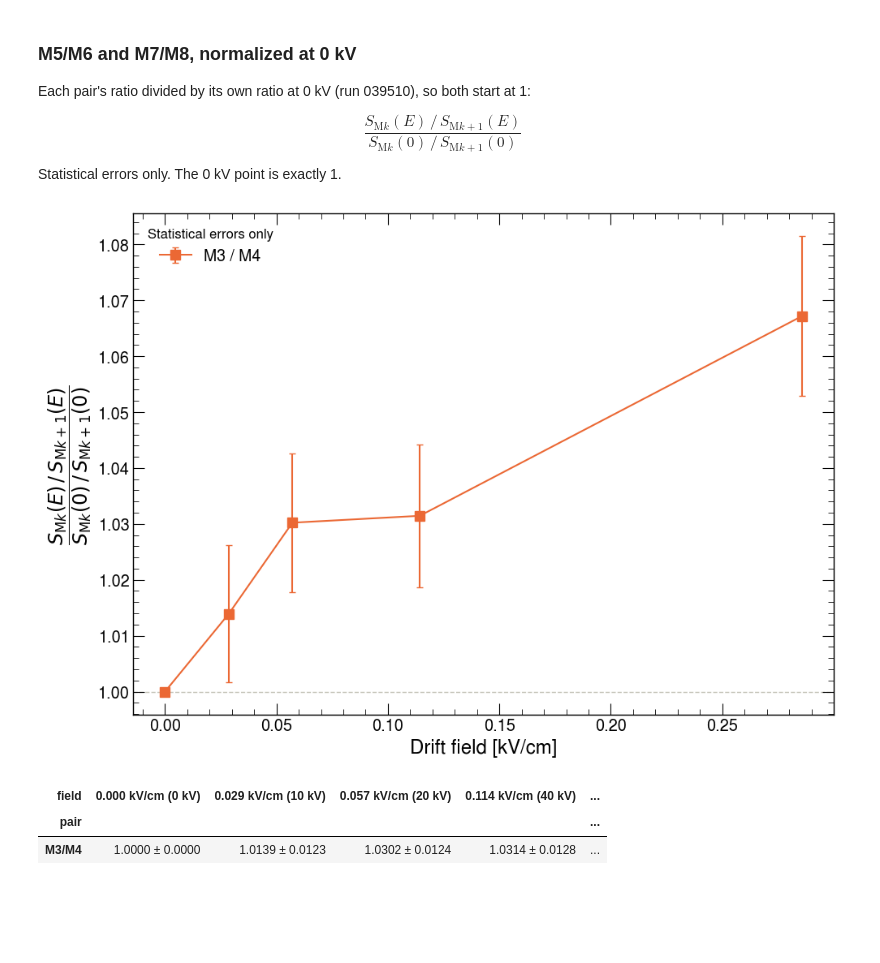
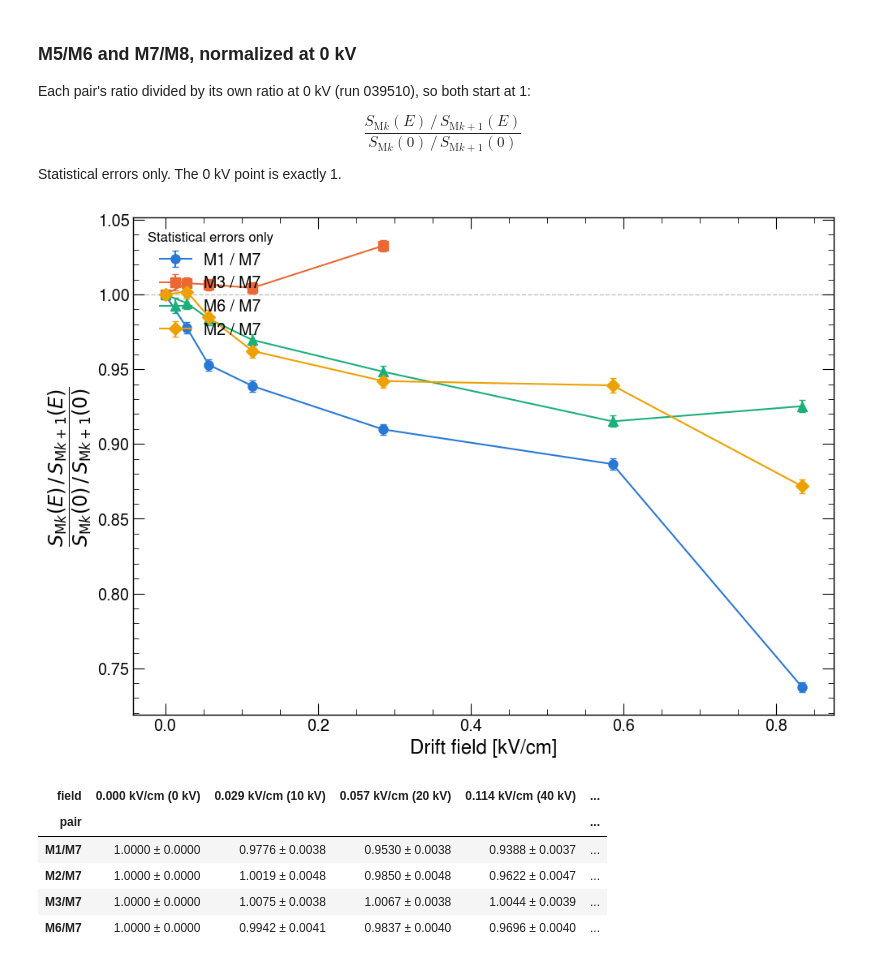
Before and after one commit to lperes-ufrj/pds_analysis, a Jupyter notebook: analysis/relative_ly.ipynb, the cells around one changed output. Saved outputs shown, nothing was run; the diff lists cells and outputs as text; code cells hidden in the pictures; blank space fills up the shorter version.

```diff
--- a/analysis/relative_ly.ipynb
+++ b/analysis/relative_ly.ipynb
@@ -78,7 +80,7 @@ run_to_efield = {
 # Sample and settings
 # ============================================================
 
-SAMPLE = "coinc_M1-M2_vs_M7-M8_save_M3-M4_a0_rnone_noise500_post2000_full12000"
+SAMPLE = "no_coinc_save_all_rnone_noise500_post2000_full10000"
 
 path_waveforms = paths.COINC_DIR / SAMPLE
 
@@ -213,14 +228,19 @@ plt.show()
 
 As in `plot_fprompt.ipynb`: the chosen channels on one plot, line style by channel.
 # %%
-selected_channels = [2050, 2051]
+selected_channels = [
+    1010, 1011, 1020, 1021, 1030, 1031, 1040, 1041,
+    1050, 1051, 1060, 1061, 1070, 1071, 1080, 1081,
+    2010, 2011, 2020, 2021, 2030, 2031, 2040, 2041,
+    2050, 2051, 2060, 2061, 2070, 2071, 2080, 2081
+]
 linestyles = ["-", "--", ":", "-."]   # one per channel, so at most 4 channels
 
 keys = [(channel, run) for channel in selected_channels for run in runs
         if (channel, run) in integrals]
 bins = common_bins(keys)
 
-fig, ax = plt.subplots(figsize=(10, 8), dpi=100)
+fig, ax = plt.subplots(figsize=(10, 8), dpi=150)
 handles, labels = [], []
 for channel, linestyle in zip(selected_channels, linestyles):
     for run in runs:
@@ -258,9 +278,15 @@ field, as `fit_LY_wo_template.py` averages channels. Module M$k$ is channels 20$
 REFERENCE_RUN = 39510   # 0 kV
 
 # XA pairs: module Mk -> channels 20k0 and 20k1 (pds/modules.py)
+from itertools import combinations
+
 pairs = {
-    f"M{k}/M{k + 1}": [modules.channel(f"M{m}", array) for m in (k, k + 1) for array in (1, 2)]
-    for k in (1, 3, 5, 7)
+    f"M{i}/M{j}": [
+        modules.channel(f"M{m}", array)
+        for m in (i, j)
+        for array in (1, 2)
+    ]
+    for i, j in combinations(range(1, 9), 2)
 }
 
 records = []
@@ -352,5 +436,7 @@ M7/M8: channels [], without [2070, 2071, 2080, 2081]
 # %%
 # categorical slots 1-4, one marker per pair so color is not the only cue
+pairs = {key: pairs[key] for key in ["M1/M7", "M3/M7", "M6/M7", "M2/M7"]}
+
 PAIR_STYLE = dict(zip(pairs, [("#2a78d6", "o"), ("#eb6834", "s"),
                               ("#1baf7a", "^"), ("#eda100", "D")]))
 
@@ -529,7 +609,7 @@ $$\frac{S_{\mathrm{M}k}(E)\,/\,S_{\mathrm{M}k+1}(E)}{S_{\mathrm{M}k}(0)\,/\,S_{\
 
 Statistical errors only. The 0 kV point is exactly 1.
 # %%
-COMPARE_PAIRS = ["M3/M4"]
+COMPARE_PAIRS = ["M1/M7", "M3/M7", "M6/M7", "M2/M7"]
 
 compare = module_ratios[module_ratios["pair"].isin(COMPARE_PAIRS)].copy()
 at_zero = compare[compare["E"] == run_to_efield[REFERENCE_RUN]].set_index("pair")
@@ -545,34 +625,37 @@ for pair in COMPARE_PAIRS:
     color, marker = PAIR_STYLE[pair]   # same color as in the plots above
     points = compare[compare["pair"] == pair]
     top, bottom = pair.split("/")
     ax.errorbar(points["E"], points["norm"], yerr=points["norm_err"], fmt=f"{marker}-",
                 color=color, linewidth=1.5, markersize=8, capsize=3, label=f"{top} / {bottom}")
     # min and max of the normalized ratio per pair (1 at 0 kV)
 
 ax.set_xlabel("Drift field [kV/cm]")
 ax.set_ylabel(r"$\dfrac{S_{\mathrm{M}k}(E)\,/\,S_{\mathrm{M}k+1}(E)}"
               r"{S_{\mathrm{M}k}(0)\,/\,S_{\mathrm{M}k+1}(0)}$")
 ax.legend(loc="upper left", fontsize=14, title="Statistical errors only", title_fontsize=12)
 fig.tight_layout()
 fig.savefig(OUT_DIR / f"module_ratio_normalized_{'_'.join(p.replace('/', '-') for p in COMPARE_PAIRS)}.png", dpi=200)
 # the plotted points: x = field, y and error bar of each curve
 plot_data = compare.pivot(index=["E", "HV"], columns="pair", values=["norm", "norm_err"])
 plot_data = plot_data.swaplevel(axis=1)[COMPARE_PAIRS]
 plot_data.columns = [f"{pair} {value}" for pair, value in plot_data.columns]
 plot_data.reset_index().rename(columns={"E": "E [kV/cm]", "HV": "HV [kV]"}).to_csv(
     OUT_DIR / f"module_ratio_normalized_{'_'.join(p.replace('/', '-') for p in COMPARE_PAIRS)}.csv",
     index=False, float_format="%.6g")
 
 
 plt.show()
 
 # normalized ratio +- statistical error, per pair (rows) and field (columns)
 compare.assign(
     field=[f"{e:.3f} kV/cm ({hv:g} kV)" for e, hv in zip(compare["E"], compare["HV"])],
     value=[f"{r:.4f} ± {e:.4f}" for r, e in zip(compare["norm"], compare["norm_err"])],
 ).pivot(index="pair", columns="field", values="value")
 # %% [output]
-[figure, old version]
+[figure, new version]
 | field | 0.000 kV/cm (0 kV) | 0.029 kV/cm (10 kV) | 0.057 kV/cm (20 kV) | 0.114 kV/cm (40 kV) | ... |
 | pair |  |  |  |  | ... |
-| M3/M4 | 1.0000 ± 0.0000 | 1.0139 ± 0.0123 | 1.0302 ± 0.0124 | 1.0314 ± 0.0128 | ... |
+| M1/M7 | 1.0000 ± 0.0000 | 0.9776 ± 0.0038 | 0.9530 ± 0.0038 | 0.9388 ± 0.0037 | ... |
+| M2/M7 | 1.0000 ± 0.0000 | 1.0019 ± 0.0048 | 0.9850 ± 0.0048 | 0.9622 ± 0.0047 | ... |
+| M3/M7 | 1.0000 ± 0.0000 | 1.0075 ± 0.0038 | 1.0067 ± 0.0038 | 1.0044 ± 0.0039 | ... |
+| M6/M7 | 1.0000 ± 0.0000 | 0.9942 ± 0.0041 | 0.9837 ± 0.0040 | 0.9696 ± 0.0040 | ... |
```
Also changed, not shown: parts of 16 cells of this notebook, 1 other file.
